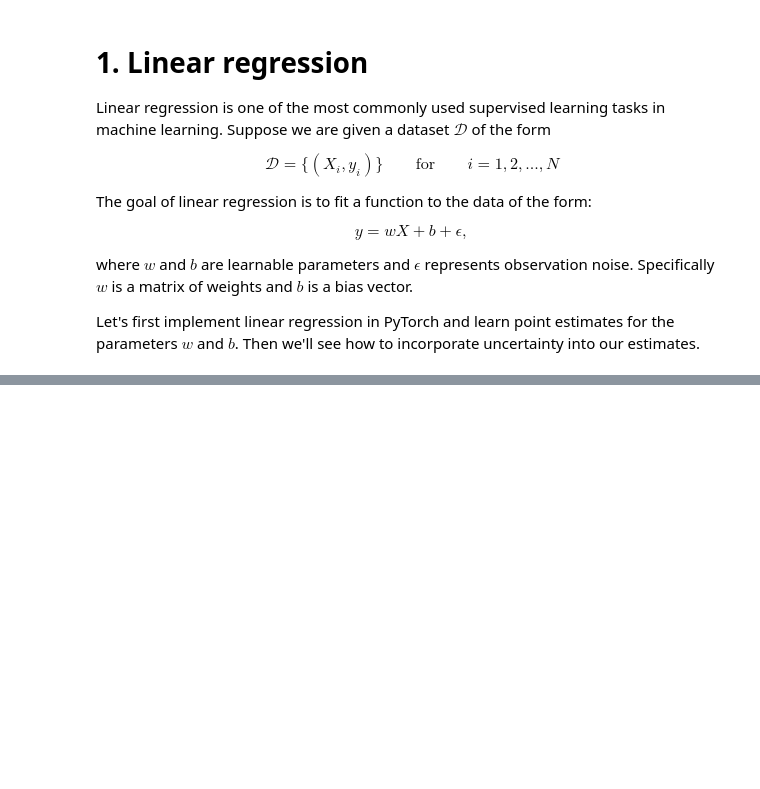
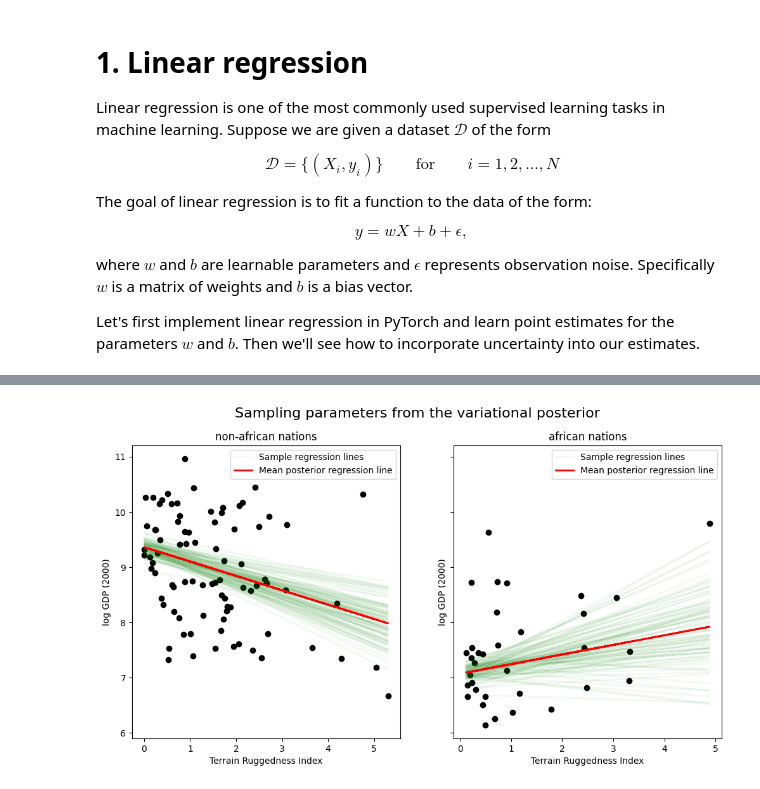
Before and after one commit to PGM-Lab/2025-MSE-AI, a Jupyter notebook: notebooks/BayesianLinearRegression.ipynb, the cells around one changed output, grey strips where cells are left out. Saved outputs shown, nothing was run; the diff lists cells and outputs as text; code cells hidden in the pictures; blank space fills up the shorter version.

```diff
--- a/notebooks/BayesianLinearRegression.ipynb
+++ b/notebooks/BayesianLinearRegression.ipynb
@@ -859,8 +326,0 @@ w =
-# %%
-x_train, y_train, x_test, y_test = get_data_subsets(x_data, y_data, 0.7, verbose=False)
-x_train, y_train, _, _ = get_data_subsets(x_train, y_train, 0.1, verbose=False)
-
-for cont in x_train.keys():
-    print(f"{cont} entries: {x_train[cont].shape[0]}")
-for cont in x_test.keys():
-    print(f"{cont} entries: {x_test[cont].shape[0]}")
@@ -922,0 +397,3 @@ plt.show()
+# %%
+# Insert you own guide if you like
+param = train(x_train, y_train, model)
@@ -922,0 +409,8 @@ plt.show()
+# %%
+# Print the parameters
+for cont in param.keys():
+    header = f"\nThe parameters for {cont} nations:"
+    print(header)
+    print(f"-"*len(header))
+    for name, value in param[cont]['vi_parameters']['params'].items():
+        print(f"{name:<25}: {value.detach().numpy()}")
@@ -922,0 +435,30 @@ plt.show()
+# %%
+ax = prepare_figure("Sampling parameters from the variational posterior", x_data_=x_train, y_data_=y_train)
+num_samples = 100
+for cont in x_data.keys():
+    # Prepare data for plotting
+    pyro.get_param_store().set_state(param[cont]['vi_parameters'])
+    predictive = pyro.infer.Predictive(model, guide=param[cont]['guide'], num_samples=num_samples)
+    svi_samples_posterior = predictive(x_train[cont], None)
+    x_train_cont = x_train[cont]
+    y_samples_cont = svi_samples_posterior['predictive_mean'].detach().numpy()
+
+    # Get the correct plot index
+    plot_idx = list(x_data.keys()).index(cont)
+
+    # Convert x_train_cont to numpy for consistent plotting
+    x_train_cont_np = x_train_cont.detach().numpy().squeeze()
+
+    # Plot sampled regression lines
+    for i in range(num_samples):  # Plot 100 sample lines
+        label = 'Sample regression lines' if i == 0 else ""
+        ax[plot_idx].plot(x_train_cont_np, y_samples_cont[i, :].squeeze(), 'g-', alpha=.05, label=label)
+
+    # Plot the mean posterior regression line
+    mean_y_pred = np.mean(y_samples_cont, axis=0)
+    ax[plot_idx].plot(x_train_cont_np, mean_y_pred.squeeze(), 'r-', linewidth=2, label='Mean posterior regression line')
+    ax[plot_idx].legend()
+
+plt.show()
+# %% [output]
+[figure, added]
```
Also changed, not shown: parts of 89 cells of this notebook.
